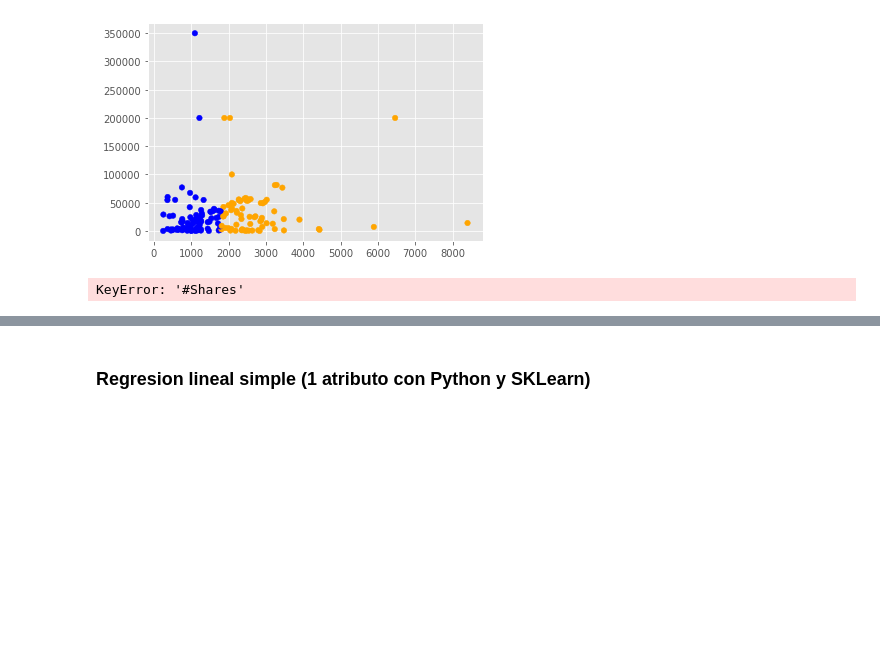
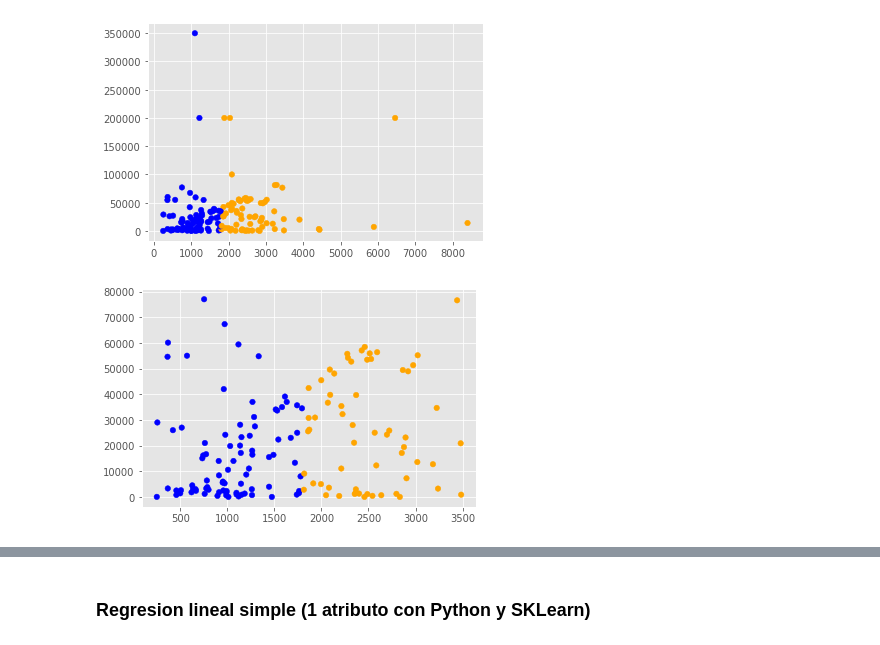
Before and after one commit to alexismier52/IA-CLASE-M5, a Jupyter notebook: Articulos_RL.ipynb, the cells around one changed output, grey strips where cells are left out. Cells and saved outputs as stored; diff of their text form; code cells hidden in the pictures; blank space fills up the shorter version.

```diff
--- a/Articulos_RL.ipynb
+++ b/Articulos_RL.ipynb
@@ -93,24 +93,24 @@ plt.show()
 # %%
 #visualizar los datos en la zona donde se concentran mas los puntos
 #esto es en el eje x: entre 0 y 3500
 #en el eje y: entre 0 y 80.00
-filtered_data= data[data['Word count'] <= 3500 & (data['#Shares'] <= 80000)]
+filtered_data= data[(data['Word count'] <= 3500) & (data['# Shares'] <= 80000)]
 
 f1 = filtered_data['Word count'].values
 f2 = filtered_data['# Shares'].values
 
 #Pintar en colores los puntos por debajo y por encima de la media de cantidad de palabras
 asignar=[]
-for index,row in data.iterrows():
+for index,row in filtered_data.iterrows():
     if(row['Word count']>1808):
         asignar.append(colores[0])
     else:
         asignar.append(colores[1])
 
 plt.scatter(f1, f2, c=asignar, s=tamanios[0])
 plt.show()
 # %% [output]
-KeyError: '#Shares'
+[figure, added]
 # %%
 # Se revisan los cambios de valores una vez filtrados
 filtered_data.describe()
```
Also changed, not shown: parts of 17 cells of this notebook.
